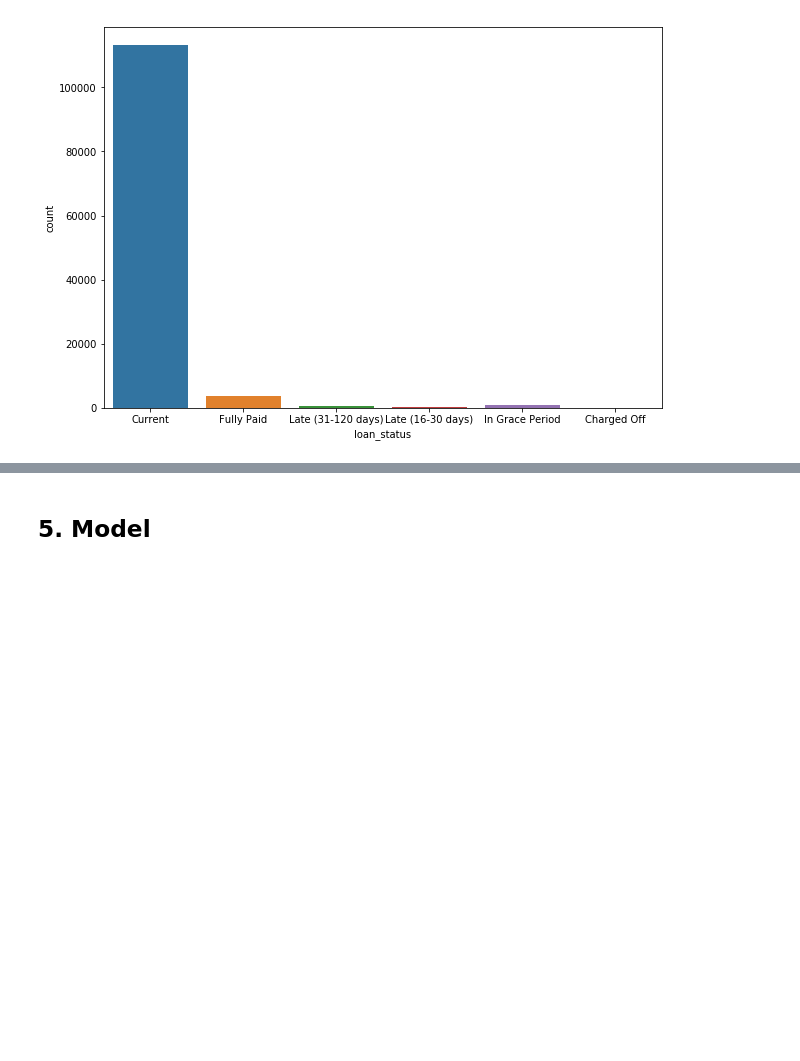
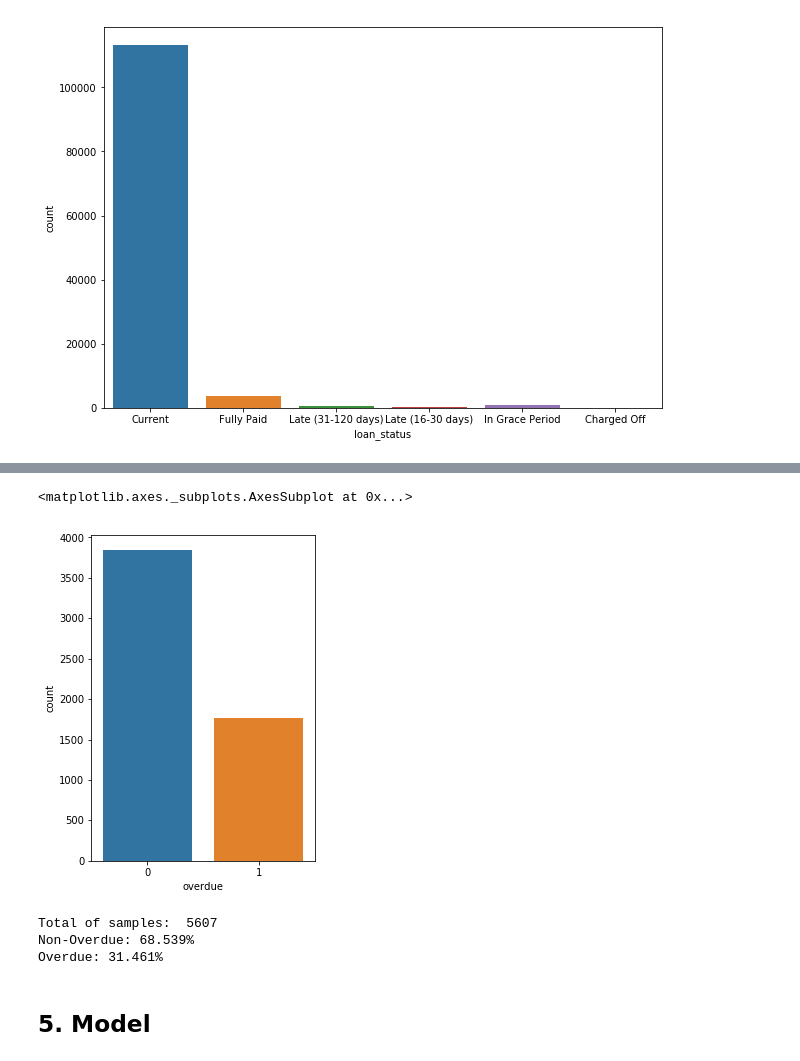
Before and after one commit to rafaelmartinsbuck/credit-scoring, a Jupyter notebook: credit_scoring.ipynb, the cells around one changed output, grey strips where cells are left out. Drawn from its saved outputs; the diff is of its cells as text; code cells hidden in the pictures; blank space fills up the shorter version.

Commit message:
Add data preparation

```diff
--- a/credit_scoring.ipynb
+++ b/credit_scoring.ipynb
@@ -73,2 +95,24 @@ sns.countplot(x="loan_status", data=loans)
+# %%
+test_loans = pd.DataFrame(data = loans[loans['loan_status'] == 'Current'], copy = True) #work later (we will use it for the prediction)
+loans = loans[loans['loan_status'] != 'Current'] #work only with 100% of overdue or not overdue
 # %%
 # TODO: find relationships, analyze outliers, and create new ones
+loans['overdue'] = np.where((loans['loan_status'] == 'Fully Paid'),
+                            0,
+                            1)
+plt.figure(figsize = (4,6))
+sns.countplot(x="overdue", data=loans)
+# %% [output]
+<matplotlib.axes._subplots.AxesSubplot at 0x...>
+[figure, added]
+# %%
+overdue_percentage = 100* loans[loans["overdue"] == 1].shape[0]/loans.shape[0]
+ok_percentage = 100 * loans[loans["overdue"] == 0].shape[0]/loans.shape[0]
+
+print("Total of samples: ", loans.shape[0])
+print("Non-Overdue: {:.3f}%".format(ok_percentage))
+print("Overdue: {:.3f}%".format(overdue_percentage))
+# %% [output]
+Total of samples:  5607
+Non-Overdue: 68.539%
+Overdue: 31.461%
```
Also changed, not shown: parts of 8 cells of this notebook.
